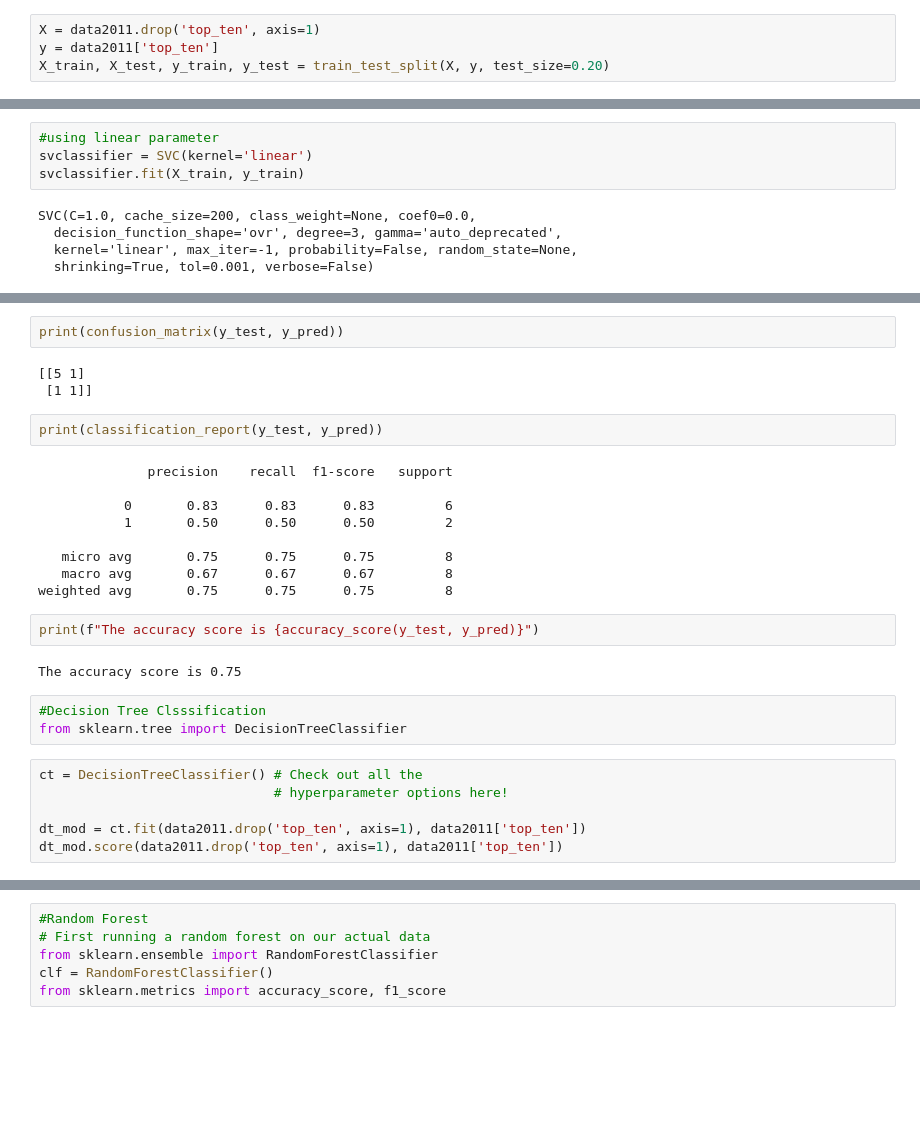
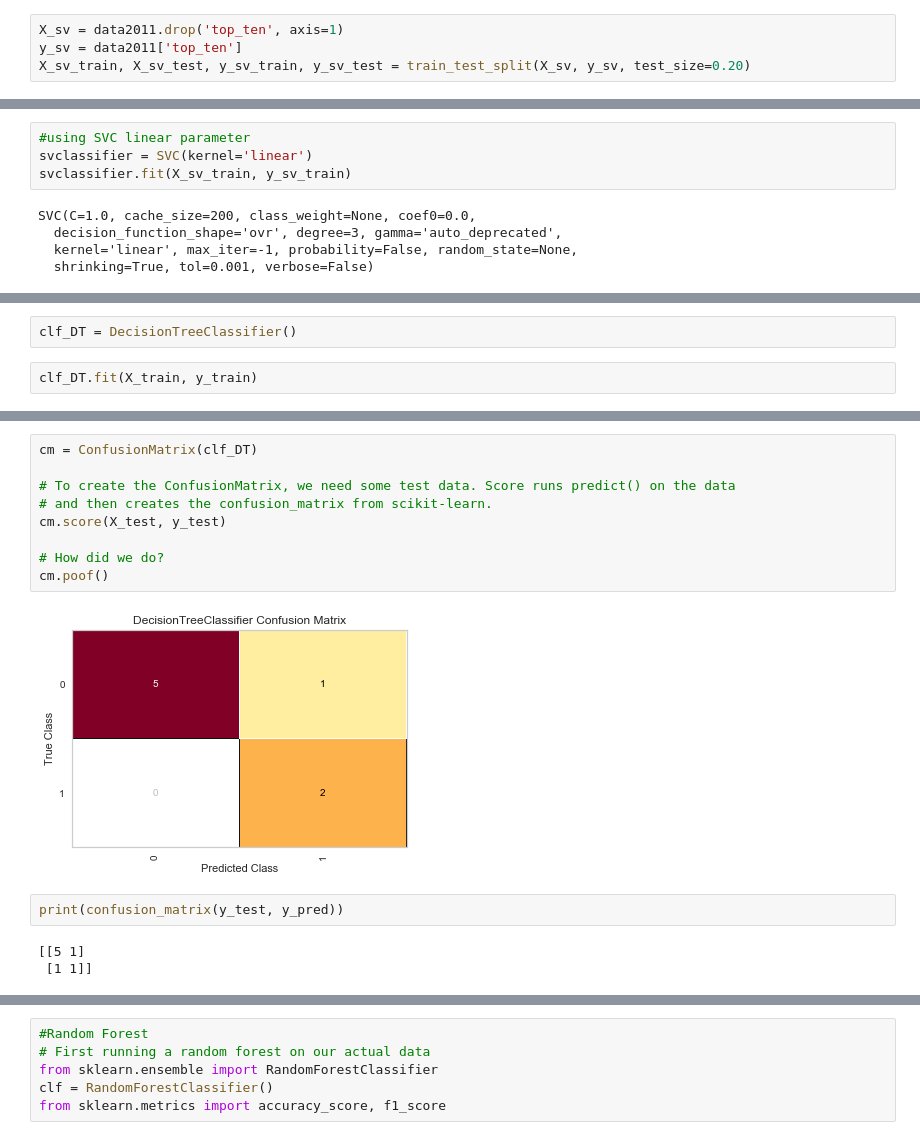
Before and after one commit to EmefaA/Baseball_Classification, a Jupyter notebook: Baseball_2011_test_modeling.ipynb, the cells around one changed output, grey strips where cells are left out. Cells and saved outputs as stored; diff of their text form; blank space fills up the shorter version.

Commit message:
decision tree classifier

```diff
--- a/Baseball_2011_test_modeling.ipynb
+++ b/Baseball_2011_test_modeling.ipynb
@@ -72,6 +75,6 @@ Name: top_ten, dtype: int64
 # %% [markdown]
 ## Support Vector Machine Classification
 # %%
-X = data2011.drop('top_ten', axis=1)
-y = data2011['top_ten']
-X_train, X_test, y_train, y_test = train_test_split(X, y, test_size=0.20)
+X_sv = data2011.drop('top_ten', axis=1)
+y_sv = data2011['top_ten']
+X_sv_train, X_sv_test, y_sv_train, y_sv_test = train_test_split(X_sv, y_sv, test_size=0.20)
@@ -78,7 +91,7 @@ X_train, X_test, y_train, y_test = train_test_split(X, y, test_size=0.20)
 # %%
-#using linear parameter
+#using SVC linear parameter
 svclassifier = SVC(kernel='linear')
-svclassifier.fit(X_train, y_train)
+svclassifier.fit(X_sv_train, y_sv_train)
 # %% [output]
 SVC(C=1.0, cache_size=200, class_weight=None, coef0=0.0,
   decision_function_shape='ovr', degree=3, gamma='auto_deprecated',
@@ -88,0 +185,4 @@ y_pred = svclassifier.predict(X_test)
+# %%
+clf_DT = DecisionTreeClassifier()
+# %%
+clf_DT.fit(X_train, y_train)
@@ -89,29 +203,16 @@ y_pred = svclassifier.predict(X_test)
+# %%
+cm = ConfusionMatrix(clf_DT)
+
+# To create the ConfusionMatrix, we need some test data. Score runs predict() on the data
+# and then creates the confusion_matrix from scikit-learn.
+cm.score(X_test, y_test)
+
+# How did we do?
+cm.poof()
+# %% [output]
+[figure, added]
 # %%
 print(confusion_matrix(y_test, y_pred))
 # %% [output]
 [[5 1]
  [1 1]]
-# %%
-print(classification_report(y_test, y_pred))
-# %% [output]
-              precision    recall  f1-score   support
-
-           0       0.83      0.83      0.83         6
-           1       0.50      0.50      0.50         2
-
-   micro avg       0.75      0.75      0.75         8
-   macro avg       0.67      0.67      0.67         8
-weighted avg       0.75      0.75      0.75         8
-# %%
-print(f"The accuracy score is {accuracy_score(y_test, y_pred)}")
-# %% [output]
-The accuracy score is 0.75
-# %%
-#Decision Tree Clsssification
-from sklearn.tree import DecisionTreeClassifier
-# %%
-ct = DecisionTreeClassifier() # Check out all the
-                              # hyperparameter options here!
-
-dt_mod = ct.fit(data2011.drop('top_ten', axis=1), data2011['top_ten'])
-dt_mod.score(data2011.drop('top_ten', axis=1), data2011['top_ten'])
```
Also changed, not shown: parts of 31 cells of this notebook.
